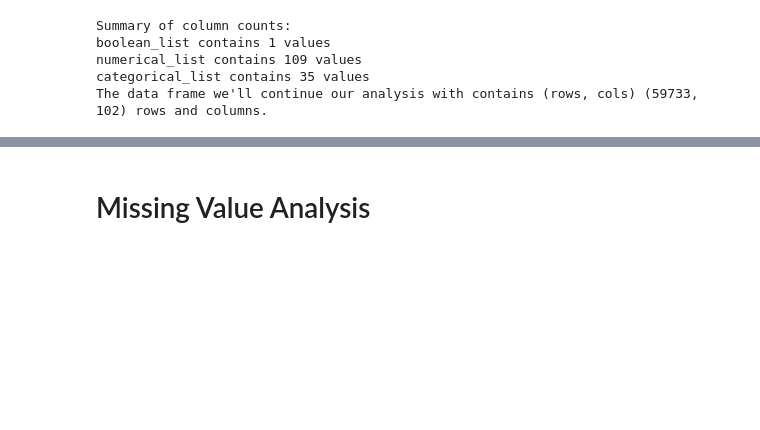
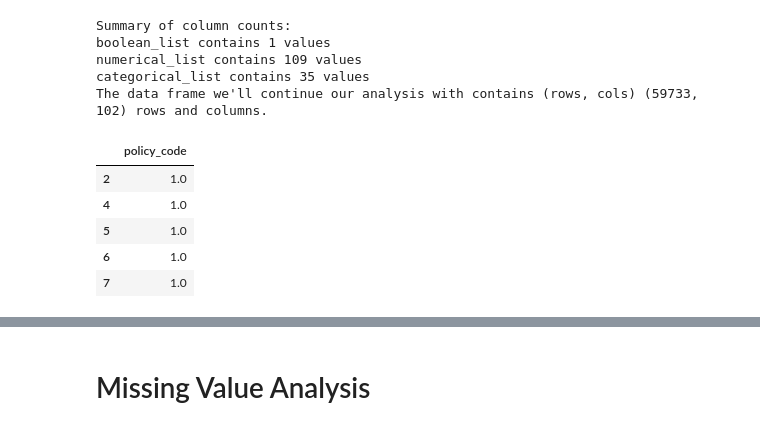
Before and after one commit to Wattysaid/dsif-git-main-project, a Jupyter notebook: elvtr_main_project/notebooks/rfe on raw data.ipynb, the cells around one changed output, grey strips where cells are left out. Cells and saved outputs as stored; diff of their text form; code cells hidden in the pictures; blank space fills up the shorter version.

```diff
--- a/elvtr_main_project/notebooks/rfe on raw data.ipynb
+++ b/elvtr_main_project/notebooks/rfe on raw data.ipynb
@@ -591,3 +591,12 @@ boolean_list contains 1 values
 numerical_list contains 109 values
 categorical_list contains 35 values
 The data frame we'll continue our analysis with contains (rows, cols) (59733, 102) rows and columns.
+# %%
+df[boolean_list].head()
+# %% [output]
+|  | policy_code |
+| 2 | 1.0 |
+| 4 | 1.0 |
+| 5 | 1.0 |
+| 6 | 1.0 |
+| 7 | 1.0 |
```
Also changed, not shown: parts of 5 cells of this notebook.
